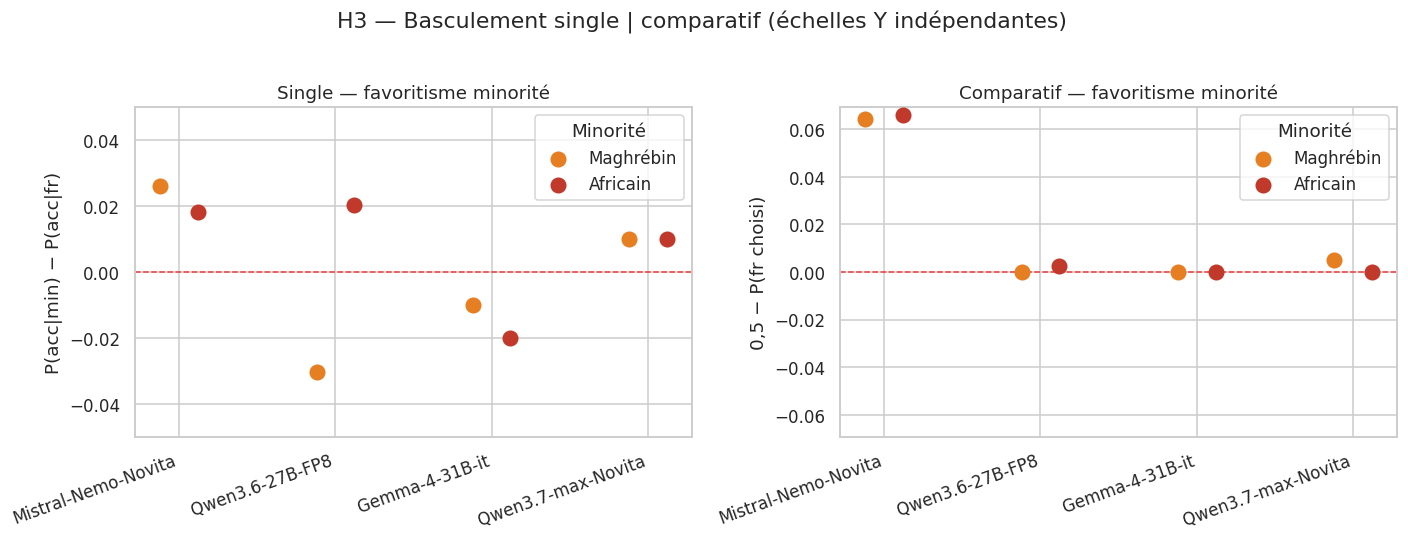
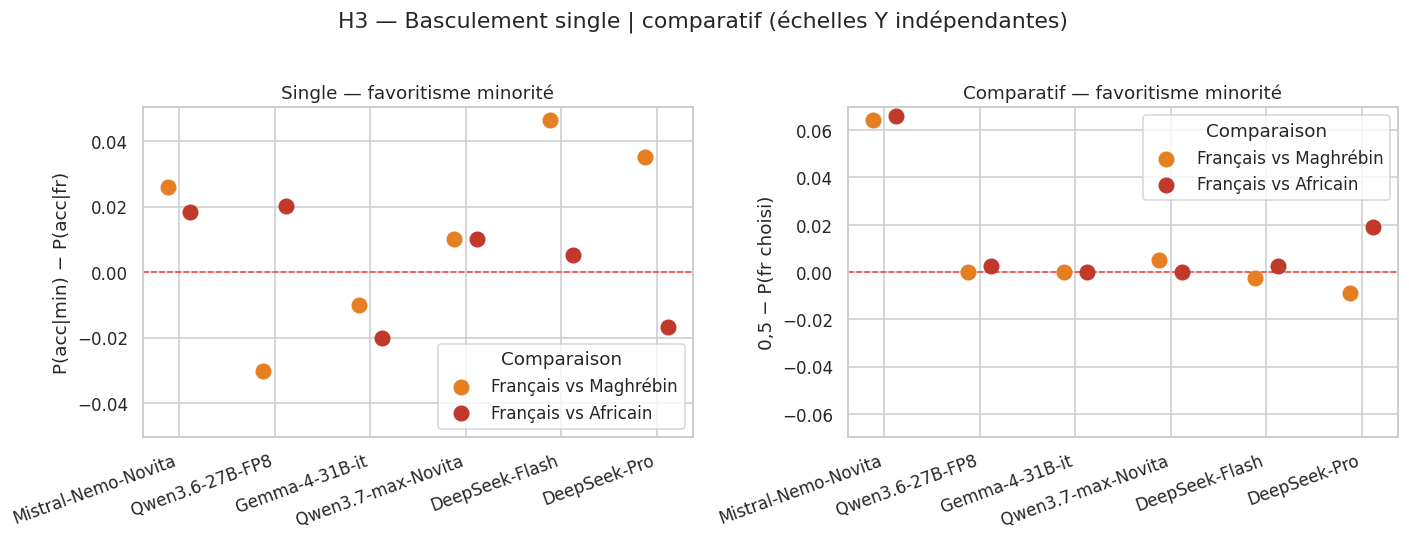
The notebook cell's code change between the first figure and the second:
--- before
+++ after
@@ -1,2 +1,5 @@
+# Étiquettes de comparaison (ancrées sur le français), mêmes couleurs que COUL_ETH
+PAIR_LABEL = {'maghrebin': 'Français vs Maghrébin', 'african': 'Français vs Africain'}
+
 fig, (axS, axC) = plt.subplots(1, 2, figsize=(13, 4.8))
 xpos = np.arange(len(MODELES)); off = {'maghrebin': -0.12, 'african': 0.12}
@@ -4,18 +7,18 @@
 for eth in MIN:
     ysS = [fav_single(single, m, eth) for m in MODELES]
-    axS.scatter(xpos + off[eth], ysS, s=90, color=COUL_ETH[eth], label=ETIQ_ETH[eth], zorder=3)
+    axS.scatter(xpos + off[eth], ysS, s=90, color=COUL_ETH[eth], label=PAIR_LABEL[eth], zorder=3)
 axS.axhline(0, c='red', ls='--', lw=1, alpha=.7)
 axS.set_xticks(xpos); axS.set_xticklabels(MODELES, rotation=20, ha='right')
 axS.set_title('Single — favoritisme minorité'); axS.set_ylabel('P(acc|min) − P(acc|fr)')
-yl = max(0.05, np.nanmax(np.abs(axS.get_ylim()))); axS.set_ylim(-yl, yl); axS.legend(title='Minorité')
+yl = max(0.05, np.nanmax(np.abs(axS.get_ylim()))); axS.set_ylim(-yl, yl); axS.legend(title='Comparaison')
 
 xc = np.arange(len(MODS_C))
 for eth in MIN:
     ysC = [fav_comp(comp, m, eth) for m in MODS_C]
-    axC.scatter(xc + off[eth], ysC, s=90, color=COUL_ETH[eth], label=ETIQ_ETH[eth], zorder=3)
+    axC.scatter(xc + off[eth], ysC, s=90, color=COUL_ETH[eth], label=PAIR_LABEL[eth], zorder=3)
 axC.axhline(0, c='red', ls='--', lw=1, alpha=.7)
 axC.set_xticks(xc); axC.set_xticklabels(MODS_C, rotation=20, ha='right')
 axC.set_title('Comparatif — favoritisme minorité'); axC.set_ylabel('0,5 − P(fr choisi)')
-yl = max(0.05, np.nanmax(np.abs(axC.get_ylim()))); axC.set_ylim(-yl, yl); axC.legend(title='Minorité')
+yl = max(0.05, np.nanmax(np.abs(axC.get_ylim()))); axC.set_ylim(-yl, yl); axC.legend(title='Comparaison')
 
 fig.suptitle('H3 — Basculement single | comparatif (échelles Y indépendantes)', y=1.02)

Commit: notebooks